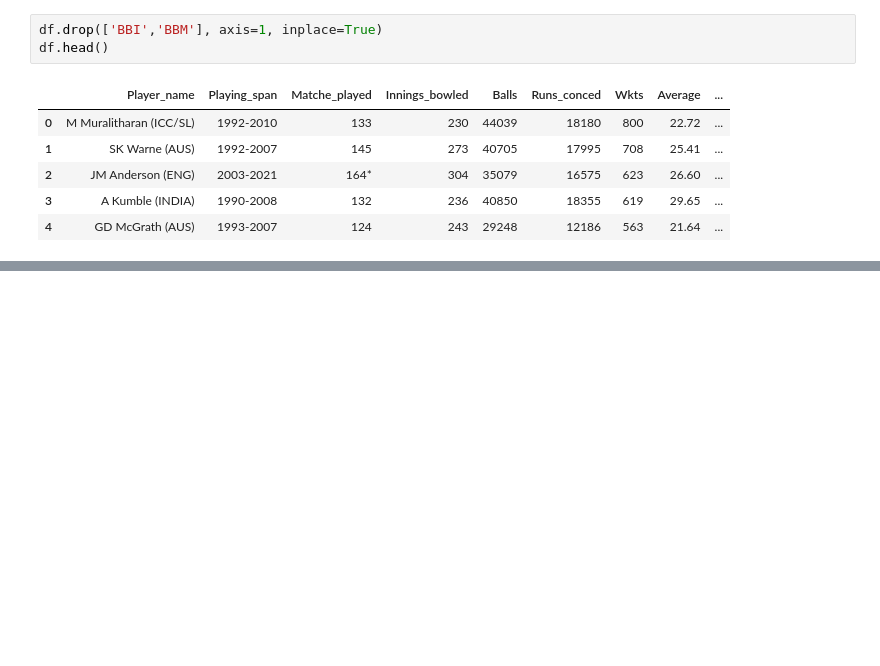
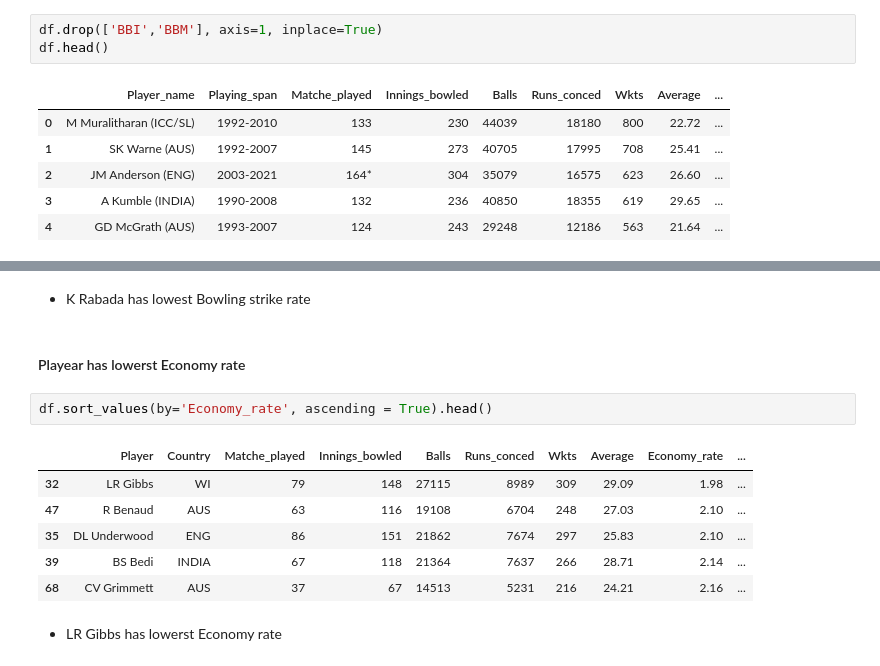
Before and after one commit to SanjidaP/test_bowlers_analysis, a Jupyter notebook: test_bowlers_analysis.ipynb, the cells around one changed output, grey strips where cells are left out. Drawn from its saved outputs; the diff is of its cells as text; blank space fills up the shorter version.

```diff
--- a/test_bowlers_analysis.ipynb
+++ b/test_bowlers_analysis.ipynb
@@ -127,0 +265,15 @@ df.head()
+# %% [markdown]
+* K Rabada has lowest Bowling strike rate
+# %% [markdown]
+#### Playear has lowerst Economy rate
+# %%
+df.sort_values(by='Economy_rate', ascending = True).head()
+# %% [output]
+|  | Player | Country | Matche_played | Innings_bowled | Balls | Runs_conced | Wkts | Average | Economy_rate | ... |
+| 32 | LR Gibbs | WI | 79 | 148 | 27115 | 8989 | 309 | 29.09 | 1.98 | ... |
+| 47 | R Benaud | AUS | 63 | 116 | 19108 | 6704 | 248 | 27.03 | 2.10 | ... |
+| 35 | DL Underwood | ENG | 86 | 151 | 21862 | 7674 | 297 | 25.83 | 2.10 | ... |
+| 39 | BS Bedi | INDIA | 67 | 118 | 21364 | 7637 | 266 | 28.71 | 2.14 | ... |
+| 68 | CV Grimmett | AUS | 37 | 67 | 14513 | 5231 | 216 | 24.21 | 2.16 | ... |
+# %% [markdown]
+* LR Gibbs has lowerst Economy rate
```
Also changed, not shown: parts of 18 cells of this notebook.
